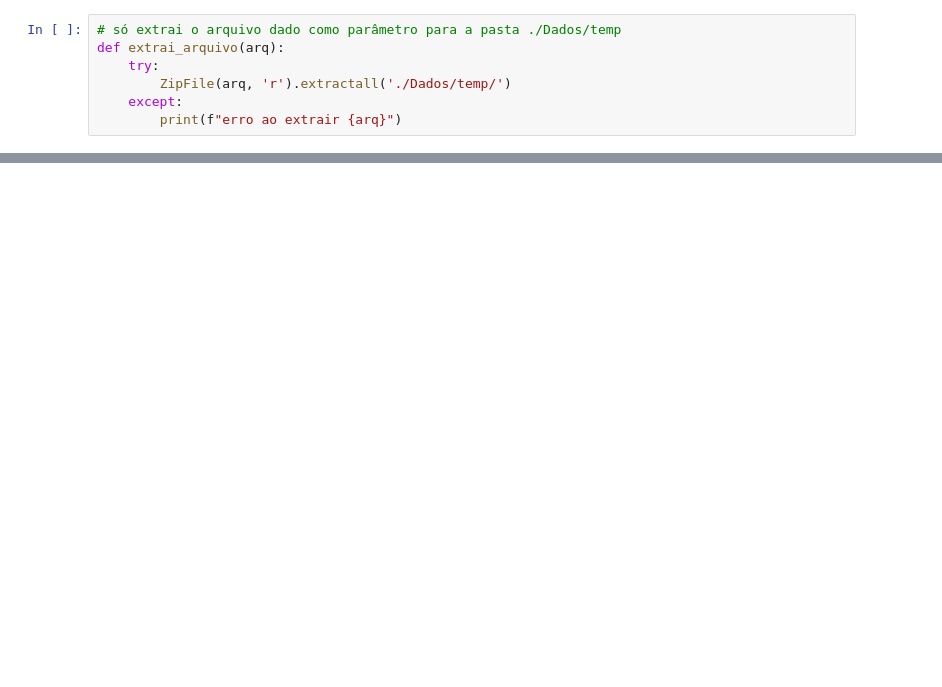
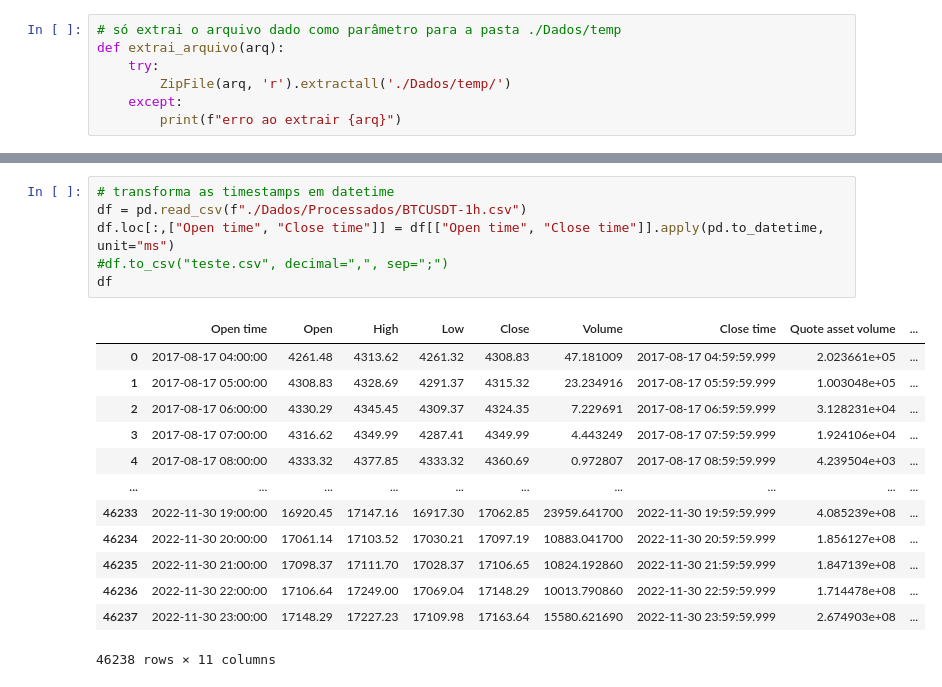
Before and after one commit to lambdavar/Artigo, a Jupyter notebook: main.ipynb, the cells around one changed output, grey strips where cells are left out. Saved outputs shown, nothing was run; the diff lists cells and outputs as text; blank space fills up the shorter version.

```diff
--- a/main.ipynb
+++ b/main.ipynb
@@ -96,0 +84,20 @@ for arq in lista_arquivos:
+# %%
+# transforma as timestamps em datetime
+df = pd.read_csv(f"./Dados/Processados/BTCUSDT-1h.csv")
+df.loc[:,["Open time", "Close time"]] = df[["Open time", "Close time"]].apply(pd.to_datetime, unit="ms")
+#df.to_csv("teste.csv", decimal=",", sep=";")
+df
+# %% [output]
+|  | Open time | Open | High | Low | Close | Volume | Close time | Quote asset volume | ... |
+| 0 | 2017-08-17 04:00:00 | 4261.48 | 4313.62 | 4261.32 | 4308.83 | 47.181009 | 2017-08-17 04:59:59.999 | 2.023661e+05 | ... |
+| 1 | 2017-08-17 05:00:00 | 4308.83 | 4328.69 | 4291.37 | 4315.32 | 23.234916 | 2017-08-17 05:59:59.999 | 1.003048e+05 | ... |
+| 2 | 2017-08-17 06:00:00 | 4330.29 | 4345.45 | 4309.37 | 4324.35 | 7.229691 | 2017-08-17 06:59:59.999 | 3.128231e+04 | ... |
+| 3 | 2017-08-17 07:00:00 | 4316.62 | 4349.99 | 4287.41 | 4349.99 | 4.443249 | 2017-08-17 07:59:59.999 | 1.924106e+04 | ... |
+| 4 | 2017-08-17 08:00:00 | 4333.32 | 4377.85 | 4333.32 | 4360.69 | 0.972807 | 2017-08-17 08:59:59.999 | 4.239504e+03 | ... |
+| ... | ... | ... | ... | ... | ... | ... | ... | ... | ... |
+| 46233 | 2022-11-30 19:00:00 | 16920.45 | 17147.16 | 16917.30 | 17062.85 | 23959.641700 | 2022-11-30 19:59:59.999 | 4.085239e+08 | ... |
+| 46234 | 2022-11-30 20:00:00 | 17061.14 | 17103.52 | 17030.21 | 17097.19 | 10883.041700 | 2022-11-30 20:59:59.999 | 1.856127e+08 | ... |
+| 46235 | 2022-11-30 21:00:00 | 17098.37 | 17111.70 | 17028.37 | 17106.65 | 10824.192860 | 2022-11-30 21:59:59.999 | 1.847139e+08 | ... |
+| 46236 | 2022-11-30 22:00:00 | 17106.64 | 17249.00 | 17069.04 | 17148.29 | 10013.790860 | 2022-11-30 22:59:59.999 | 1.714478e+08 | ... |
+| 46237 | 2022-11-30 23:00:00 | 17148.29 | 17227.23 | 17109.98 | 17163.64 | 15580.621690 | 2022-11-30 23:59:59.999 | 2.674903e+08 | ... |
+46238 rows × 11 columns
```
Also changed, not shown: parts of 11 cells of this notebook.
